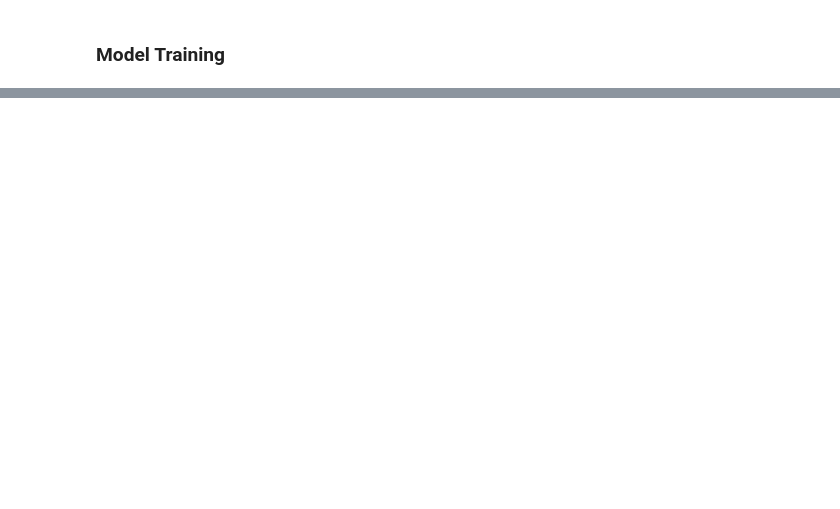
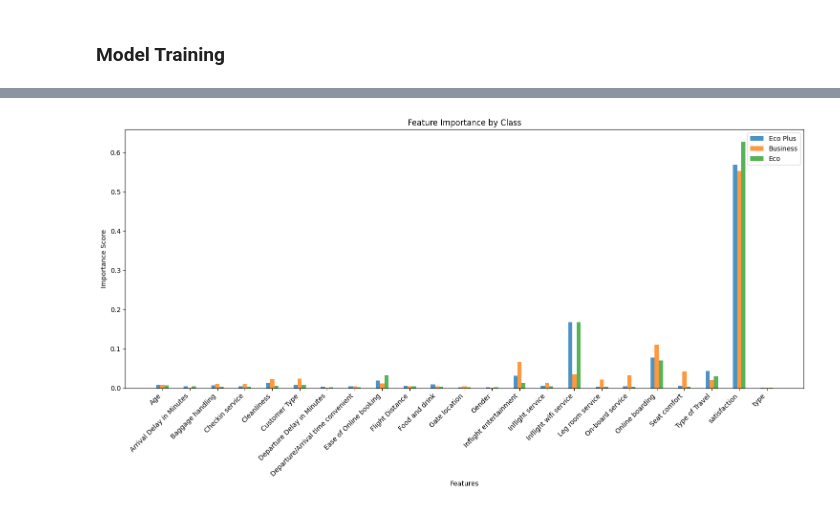
Before and after one commit to T-Godwins/airline-project, a Jupyter notebook: general_sentiment_analysis.ipynb, the cells around one changed output, grey strips where cells are left out. Drawn from its saved outputs; the diff is of its cells as text; code cells hidden in the pictures; blank space fills up the shorter version.

```diff
--- a/general_sentiment_analysis.ipynb
+++ b/general_sentiment_analysis.ipynb
@@ -175,0 +403,87 @@ KeyError: 'label'
+# %%
+from sklearn.preprocessing import LabelEncoder
+from sklearn.ensemble import RandomForestClassifier
+import numpy as np
+import matplotlib.pyplot as plt
+
+def encode_categorical_columns(df):
+    """Encode categorical columns"""
+    df = df.copy()
+    le = LabelEncoder()
+
+    categorical_cols = df.select_dtypes(include=['object']).columns
+    for col in categorical_cols:
+        df[col] = le.fit_transform(df[col].astype(str))
+
+    return df
+
+# Create figure for all plots
+plt.figure(figsize=(15, 8))
+bar_width = 0.15
+opacity = 0.8
+
+# Store importance scores for each tier
+all_importances = {}
+all_feature_names = set()
+
+# First pass: collect all feature names and importances
+for idx, tier in enumerate(df_class_train['Class'].unique()):
+    df_tier = df_class_train[df_class_train['Class'] == tier]
+    df_tier_encoded = encode_categorical_columns(df_tier)
+
+    X_tier = df_tier_encoded.drop(['label', 'Class'], axis=1)
+    y_tier = df_tier_encoded['label']
+
+    model_tier = RandomForestClassifier(n_estimators=100, random_state=42)
+    model_tier.fit(X_tier, y_tier)
+
+    # Store importances and feature names
+    all_importances[tier] = {
+        'importances': model_tier.feature_importances_,
+        'features': X_tier.columns.tolist()
+    }
+    all_feature_names.update(X_tier.columns)
+
+# Convert to list and sort for consistent ordering
+all_feature_names = sorted(list(all_feature_names))
+
+# Create x positions for bars
+x = np.arange(len(all_feature_names))
+
+# Plot bars for each tier
+for idx, (tier, data) in enumerate(all_importances.items()):
+    # Create importance array matching all_feature_names
+    importances = np.zeros(len(all_feature_names))
+    for i, feature in enumerate(data['features']):
+        feature_idx = all_feature_names.index(feature)
+        importances[feature_idx] = data['importances'][i]
+
+    plt.bar(x + idx * bar_width,
+           importances,
+           bar_width,
+           alpha=opacity,
+           label=tier)
+
+# Customize plot
+plt.xlabel('Features')
+plt.ylabel('Importance Score')
+plt.title('Feature Importance by Class')
+plt.xticks(x + bar_width * (len(all_importances) - 1) / 2,
+           all_feature_names,
+           rotation=45,
+           ha='right')
+plt.legend()
+plt.tight_layout()
+plt.show()
+
+# Print top 5 features for each tier
+print("\nTop 5 Important Features by Class:")
+for tier, data in all_importances.items():
+    print(f"\n{tier.upper()}:")
+    indices = np.argsort(data['importances'])[::-1]
+    for i in range(min(5, len(data['features']))):
+        feature = data['features'][indices[i]]
+        importance = data['importances'][indices[i]]
+        print(f"{i+1}. {feature}: {importance:.4f}")
+# %% [output]
+[figure, added]
```
Also changed, not shown: parts of 17 cells of this notebook.
